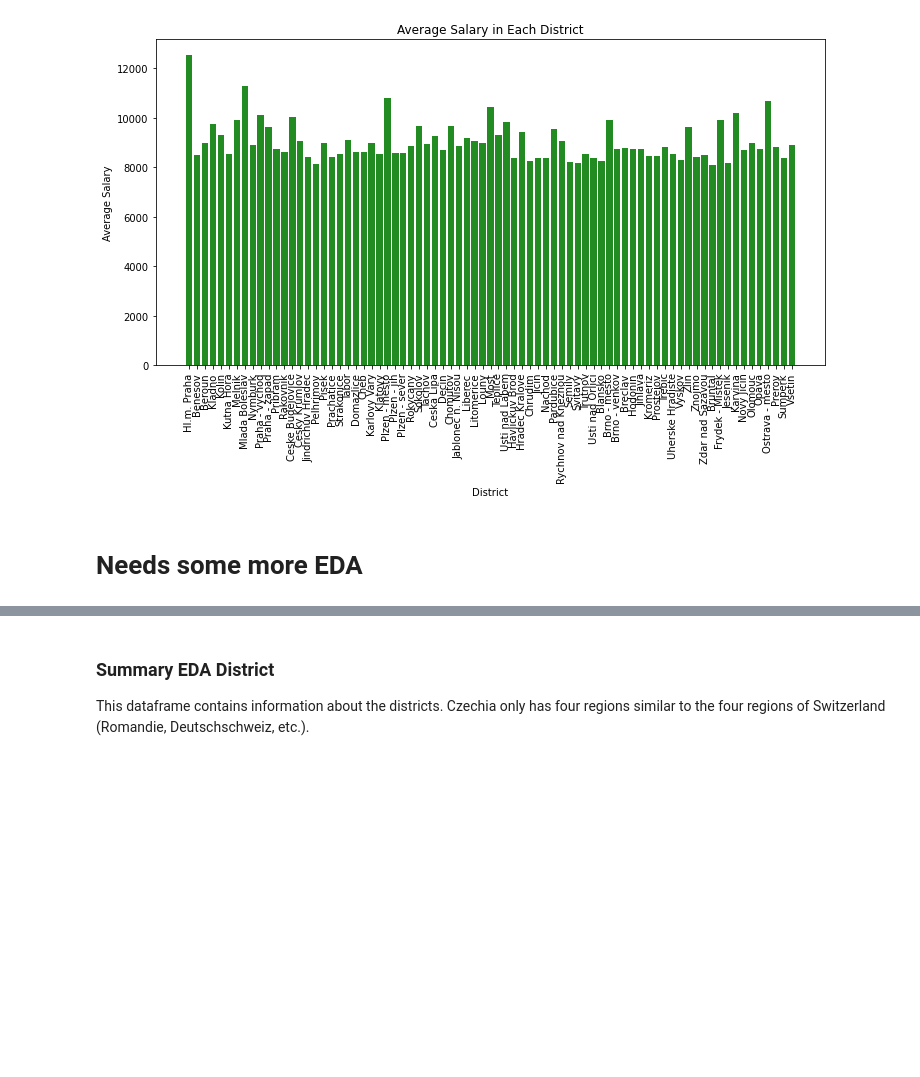
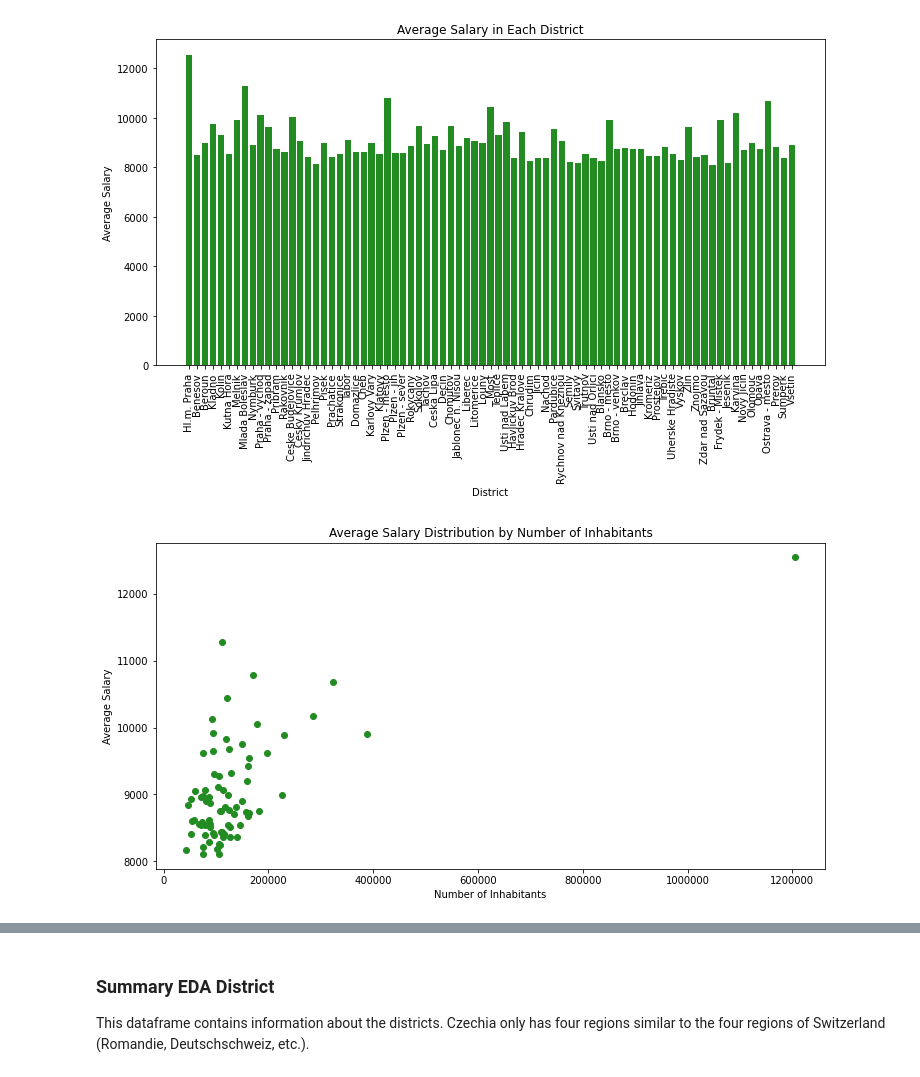
Before and after one commit to ChantalGisler/AML-Challenge, a Jupyter notebook: Code.ipynb, the cells around one changed output, grey strips where cells are left out. Cells and saved outputs as stored; diff of their text form; code cells hidden in the pictures; blank space fills up the shorter version.

```diff
--- a/Code.ipynb
+++ b/Code.ipynb
@@ -379,2 +373,13 @@ plt.show()
-# %% [markdown]
-# Needs some more EDA
+# %%
+# Average salary depending for every district depending on the amount of inhabitants
+plt.figure(figsize=(12, 6))
+plt.scatter(district['inhabitants'], district['average_salary'], color='forestgreen')
+plt.xlabel("Number of Inhabitants")
+plt.ylabel("Average Salary")
+plt.title("Average Salary Distribution by Number of Inhabitants")
+ax = plt.gca()
+ax.xaxis.set_major_formatter(ScalarFormatter(useOffset=False))
+plt.ticklabel_format(style='plain', axis='x')  # Stellt sicher, dass Zahlen als ganze Werte dargestellt werden
+plt.show()
+# %% [output]
+[figure, added]
```
Also changed, not shown: parts of 40 cells of this notebook.
